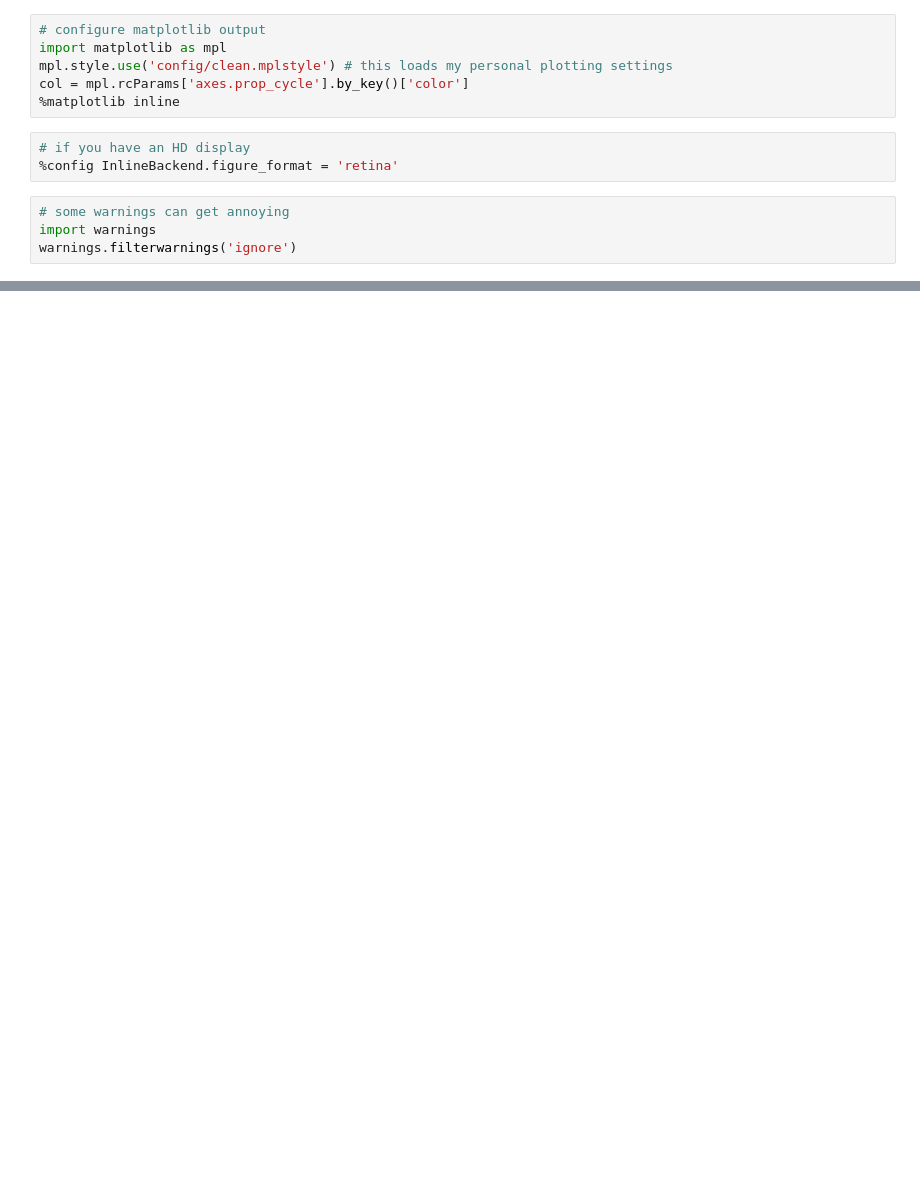
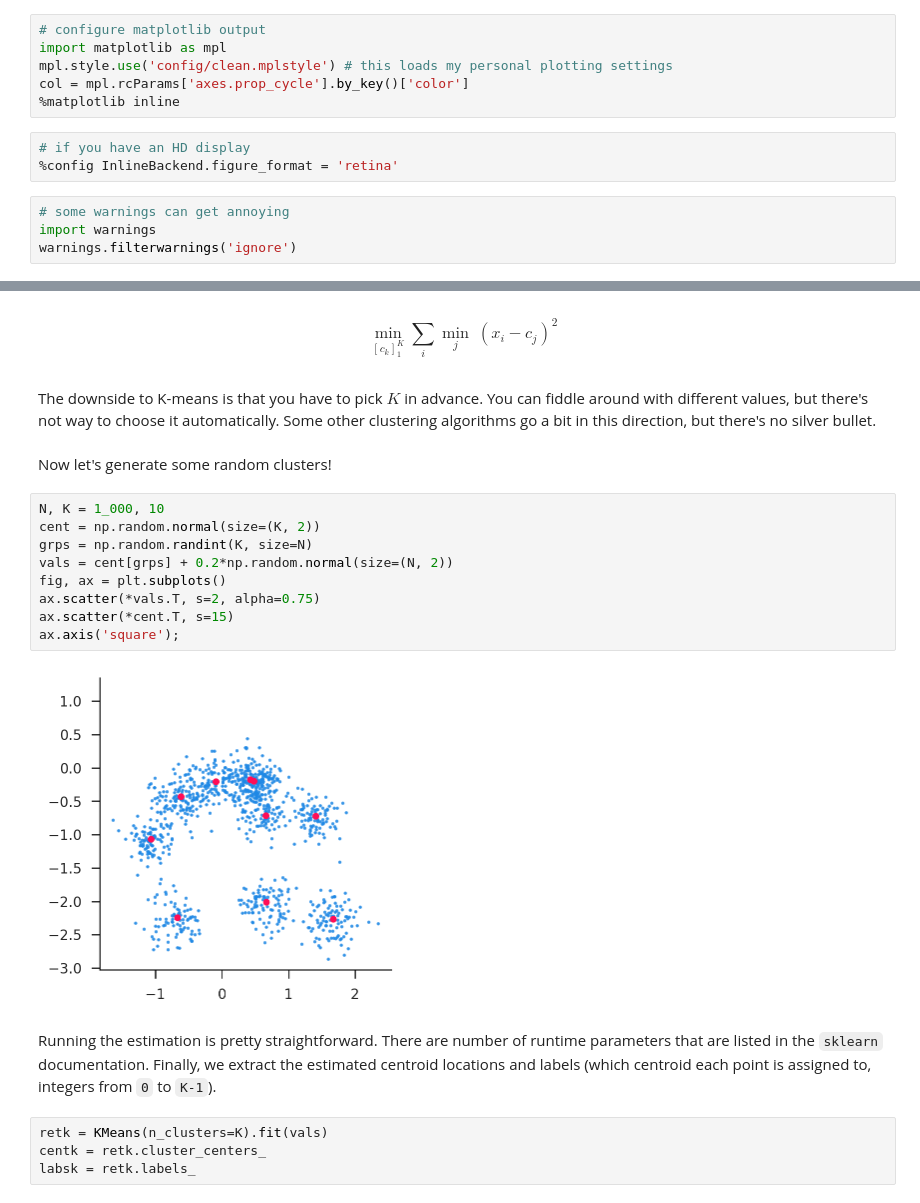
Before and after one commit to iamlemec/grad_code, a Jupyter notebook: lecture_3.ipynb, the cells around one changed output, grey strips where cells are left out. Drawn from its saved outputs; the diff is of its cells as text; blank space fills up the shorter version.

```diff
--- a/lecture_3.ipynb
+++ b/lecture_3.ipynb
@@ -329,0 +186,25 @@ plt.plot(qmids, dist_nul, qmids, dist_sim, alpha=0.5);
+# %% [markdown]
+\\[
+\min_{[c_k]_1^K} \sum_i \min_j \ (x_i-c_j)^2
+\\]
+# %% [markdown]
+The downside to K-means is that you have to pick $K$ in advance. You can fiddle around with different values, but there's not way to choose it automatically. Some other clustering algorithms go a bit in this direction, but there's no silver bullet.
+# %% [markdown]
+Now let's generate some random clusters!
+# %%
+N, K = 1_000, 10
+cent = np.random.normal(size=(K, 2))
+grps = np.random.randint(K, size=N)
+vals = cent[grps] + 0.2*np.random.normal(size=(N, 2))
+fig, ax = plt.subplots()
+ax.scatter(*vals.T, s=2, alpha=0.75)
+ax.scatter(*cent.T, s=15)
+ax.axis('square');
+# %% [output]
+[figure, added]
+# %% [markdown]
+Running the estimation is pretty straightforward. There are number of runtime parameters that are listed in the `sklearn` documentation. Finally, we extract the estimated centroid locations and labels (which centroid each point is assigned to, integers from `0` to `K-1`).
+# %%
+retk = KMeans(n_clusters=K).fit(vals)
+centk = retk.cluster_centers_
+labsk = retk.labels_
```
Also changed, not shown: parts of 102 cells of this notebook, 6 other files.
